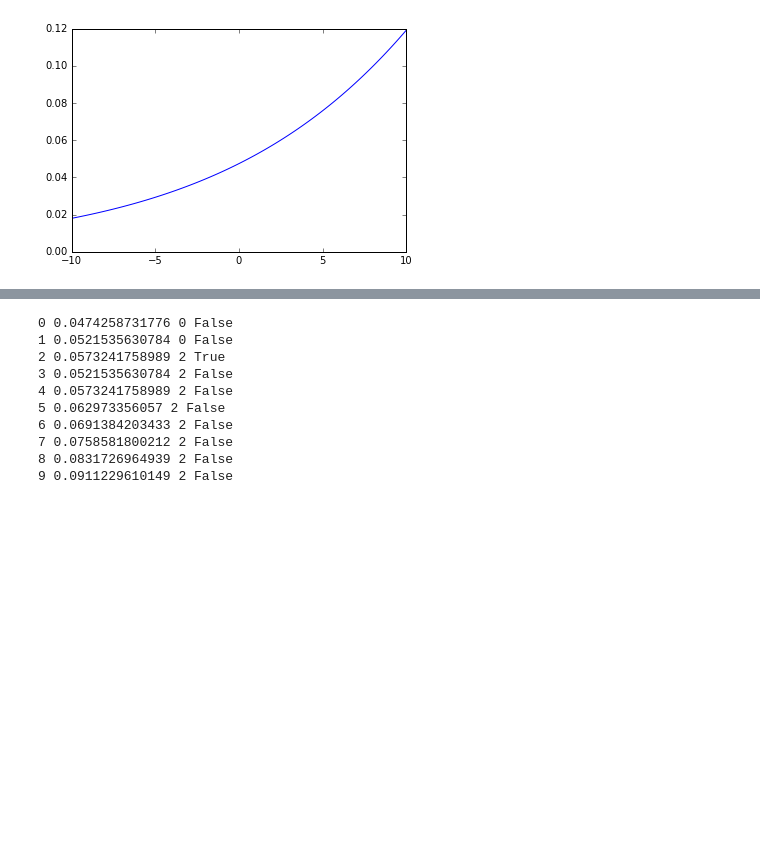
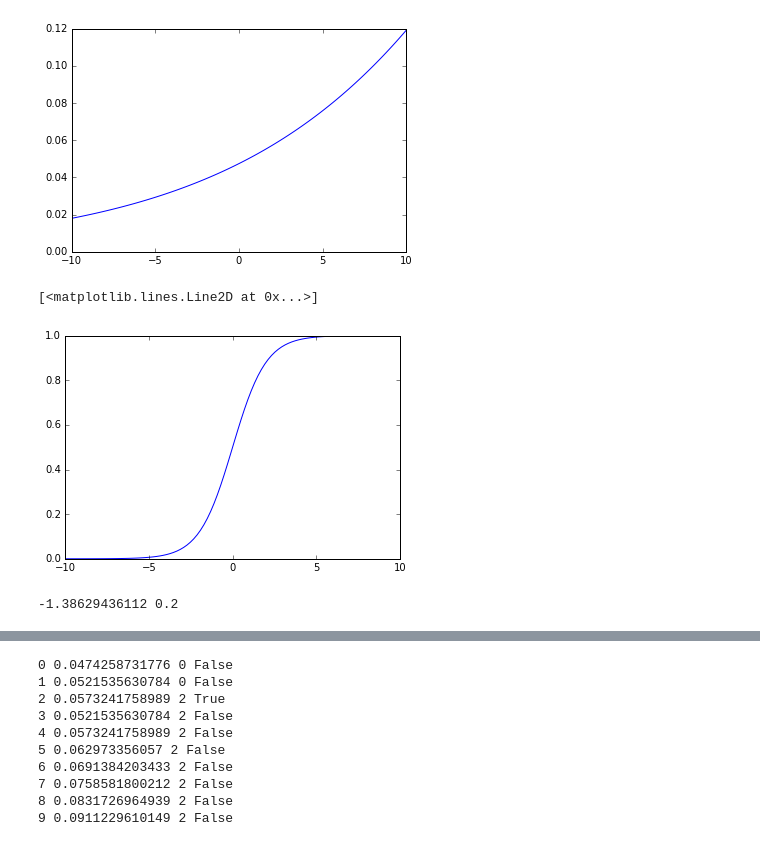
Before and after one commit to rwsharp/decisions, a Jupyter notebook: logit model.ipynb, the cells around one changed output, grey strips where cells are left out. Drawn from its saved outputs; the diff is of its cells as text; code cells hidden in the pictures; blank space fills up the shorter version.

```diff
--- a/logit model.ipynb
+++ b/logit model.ipynb
@@ -8,6 +8,9 @@ import matplotlib.pyplot as plt
 def f(x):
     beta = (-3.0, 0.1)
     return 1.0/(1.0 + np.exp(-(beta[0] + beta[1]*x)))
+# %%
+def g(x):
+    return 1.0/(1.0 + np.exp(-(x)))
 # %%
 xmin = -10
 xmax = 10
@@ -19,3 +22,20 @@ plt.plot(x, y)
 # %% [output]
 [<matplotlib.lines.Line2D at 0x...>]
 [figure]
+# %%
+xmin = -10
+xmax = 10
+n = 100
+x = np.linspace(xmin, xmax, n)
+y = map(g, x)
+
+plt.plot(x, y)
+# %% [output]
+[<matplotlib.lines.Line2D at 0x...>]
+[figure, added]
+# %%
+y = 0.2
+x = np.log(y/(1.0-y))
+print x, g(x)
+# %% [output]
+-1.38629436112 0.2
```
Also changed, not shown: parts of 2 cells of this notebook, 2 other files.
